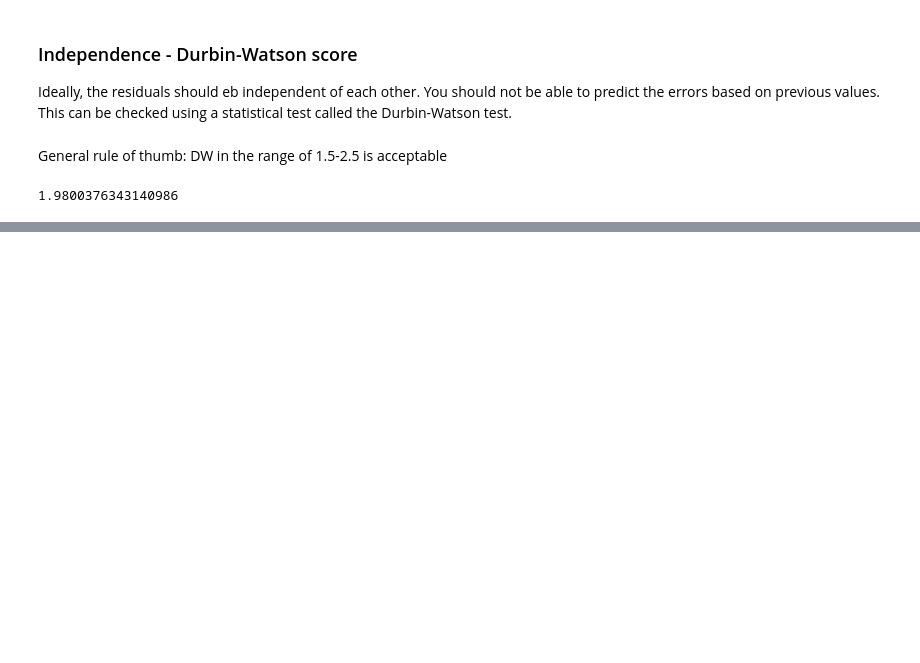
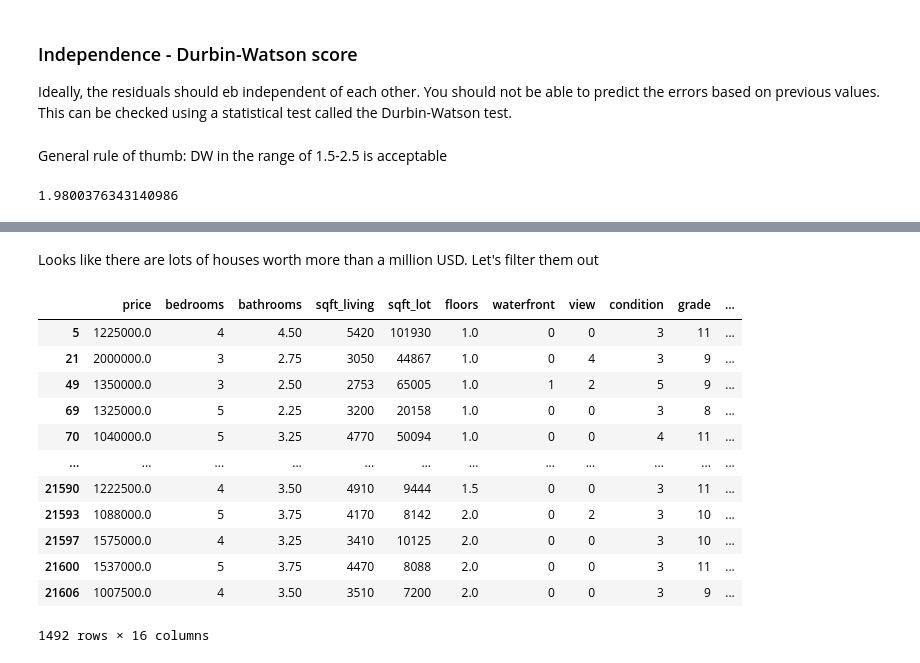
Before and after one commit to rahulakrish/linear_regression, a Jupyter notebook: notebook.ipynb, the cells around one changed output, grey strips where cells are left out. Saved outputs shown, nothing was run; the diff lists cells and outputs as text; code cells hidden in the pictures; blank space fills up the shorter version.

```diff
--- a/notebook.ipynb
+++ b/notebook.ipynb
@@ -735,0 +748,20 @@ durbin_watson(residuals)
+# %% [markdown]
+Looks like there are lots of houses worth more than a million USD. Let's filter them out
+# %%
+#filtering out house prices > 1000000
+high_value = df.loc[df['price']>=1000000]
+high_value
+# %% [output]
+|  | price | bedrooms | bathrooms | sqft_living | sqft_lot | floors | waterfront | view | condition | grade | ... |
+| 5 | 1225000.0 | 4 | 4.50 | 5420 | 101930 | 1.0 | 0 | 0 | 3 | 11 | ... |
+| 21 | 2000000.0 | 3 | 2.75 | 3050 | 44867 | 1.0 | 0 | 4 | 3 | 9 | ... |
+| 49 | 1350000.0 | 3 | 2.50 | 2753 | 65005 | 1.0 | 1 | 2 | 5 | 9 | ... |
+| 69 | 1325000.0 | 5 | 2.25 | 3200 | 20158 | 1.0 | 0 | 0 | 3 | 8 | ... |
+| 70 | 1040000.0 | 5 | 3.25 | 4770 | 50094 | 1.0 | 0 | 0 | 4 | 11 | ... |
+| ... | ... | ... | ... | ... | ... | ... | ... | ... | ... | ... | ... |
+| 21590 | 1222500.0 | 4 | 3.50 | 4910 | 9444 | 1.5 | 0 | 0 | 3 | 11 | ... |
+| 21593 | 1088000.0 | 5 | 3.75 | 4170 | 8142 | 2.0 | 0 | 2 | 3 | 10 | ... |
+| 21597 | 1575000.0 | 4 | 3.25 | 3410 | 10125 | 2.0 | 0 | 0 | 3 | 10 | ... |
+| 21600 | 1537000.0 | 5 | 3.75 | 4470 | 8088 | 2.0 | 0 | 0 | 3 | 11 | ... |
+| 21606 | 1007500.0 | 4 | 3.50 | 3510 | 7200 | 2.0 | 0 | 0 | 3 | 9 | ... |
+1492 rows × 16 columns
```
Also changed, not shown: parts of 10 cells of this notebook.
